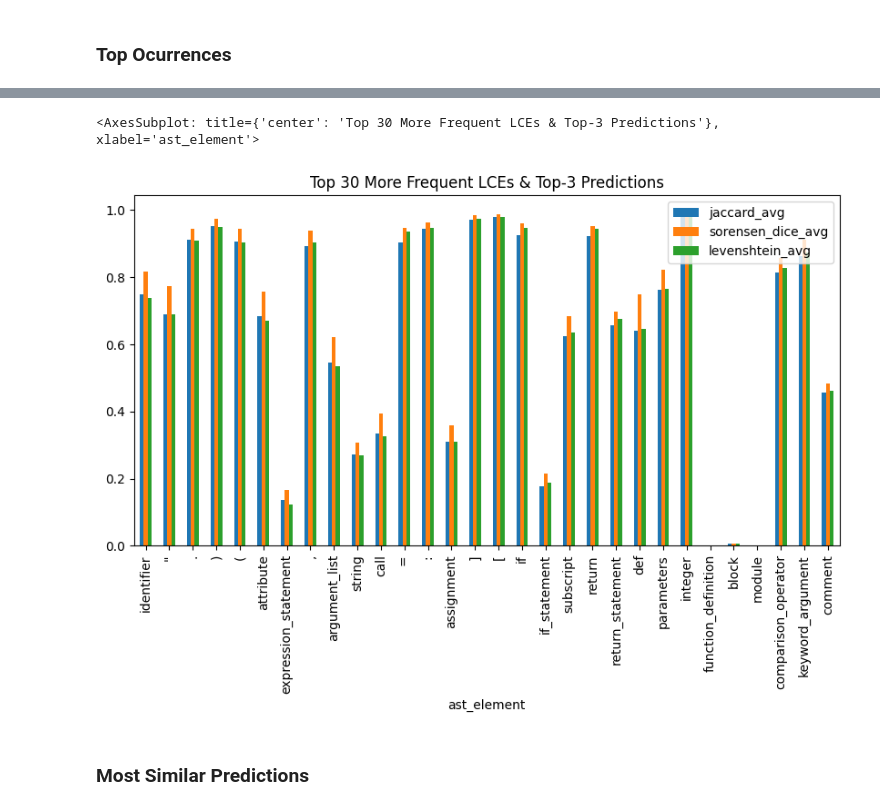
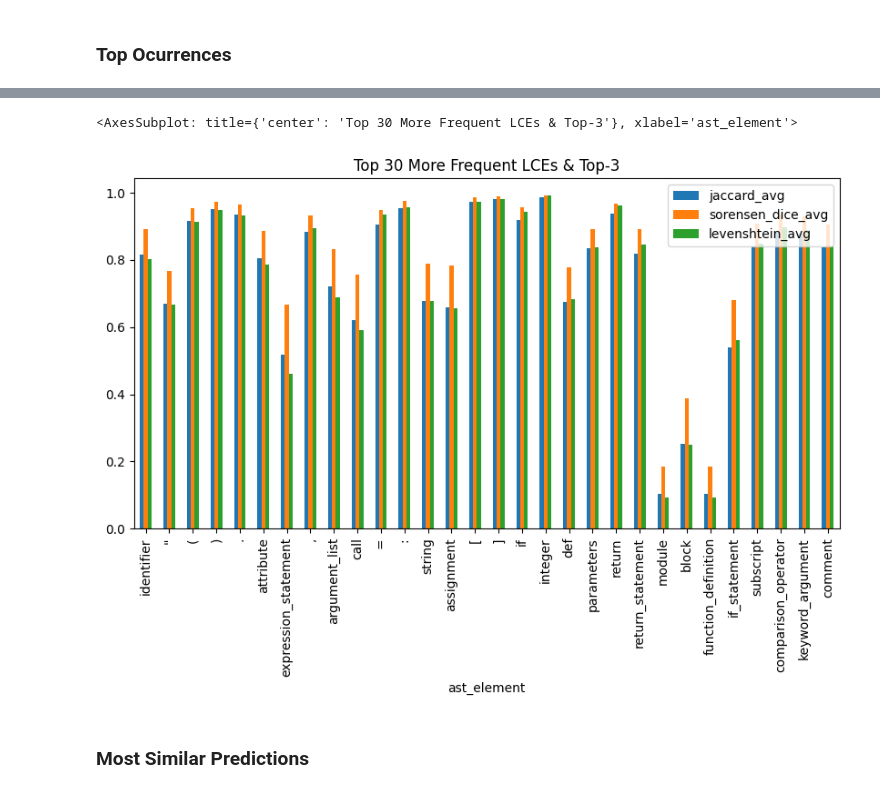
Before and after one commit to WM-SEMERU/SyntaxEval, a Jupyter notebook: experimental_notebooks/result_visualizer.ipynb, the cells around one changed output, grey strips where cells are left out. Saved outputs shown, nothing was run; the diff lists cells and outputs as text; code cells hidden in the pictures.

```diff
--- a/experimental_notebooks/result_visualizer.ipynb
+++ b/experimental_notebooks/result_visualizer.ipynb
@@ -4,7 +4,7 @@ import pandas as pd
 ### Load results
 # %%
 result_folder = '../scripts/output/CodeBERTa-small-v1/'
-file_name = 'huggingface-CodeBERTa-small-v1_100_100.0_3.csv'
+file_name = 'huggingface-CodeBERTa-small-v1_10000_75.0_3.csv'
 # %%
 result_dataframe = pd.read_csv(result_folder + file_name, index_col=0)
 # %%
@@ -60,10 +56,10 @@ kind='bar', title='Top 30 More Frequent LCEs & Top-2 Predictions', figsize=(10,5
 # %%
 top_3_predictions = get_k_prediction_values(result_dataframe, 3)
 top_3_predictions[:30].plot(x='ast_element', y=['jaccard_avg', 'sorensen_dice_avg', 'levenshtein_avg'],
-kind='bar', title='Top 30 More Frequent LCEs & Top-3 Predictions', figsize=(10,5))
+kind='bar', title='Top 30 More Frequent LCEs & Top-3', figsize=(10,5))
 # %% [output]
-<AxesSubplot: title={'center': 'Top 30 More Frequent LCEs & Top-3 Predictions'}, xlabel='ast_element'>
+<AxesSubplot: title={'center': 'Top 30 More Frequent LCEs & Top-3'}, xlabel='ast_element'>
-[figure, old version]
+[figure, new version]
 # %% [markdown]
 ### Most Similar Predictions
 # %%
```
Also changed, not shown: parts of 7 cells of this notebook, 18 other files.
